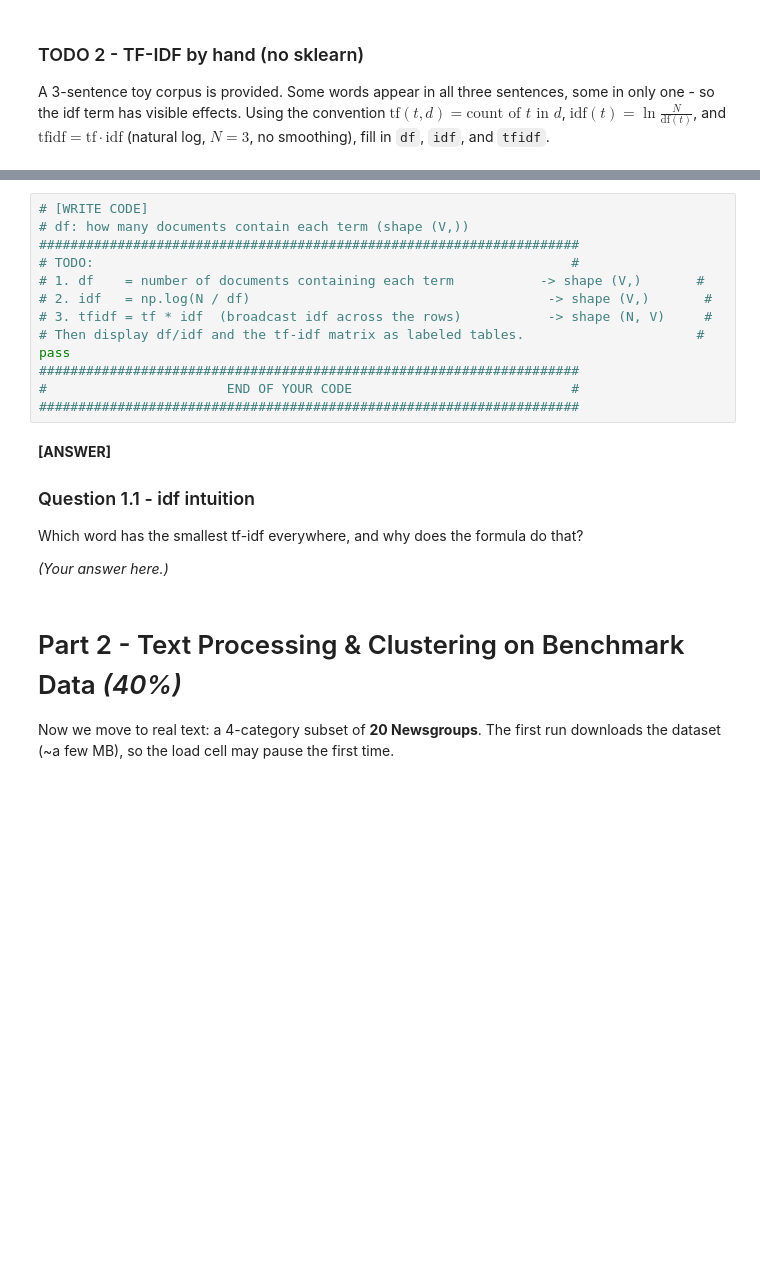
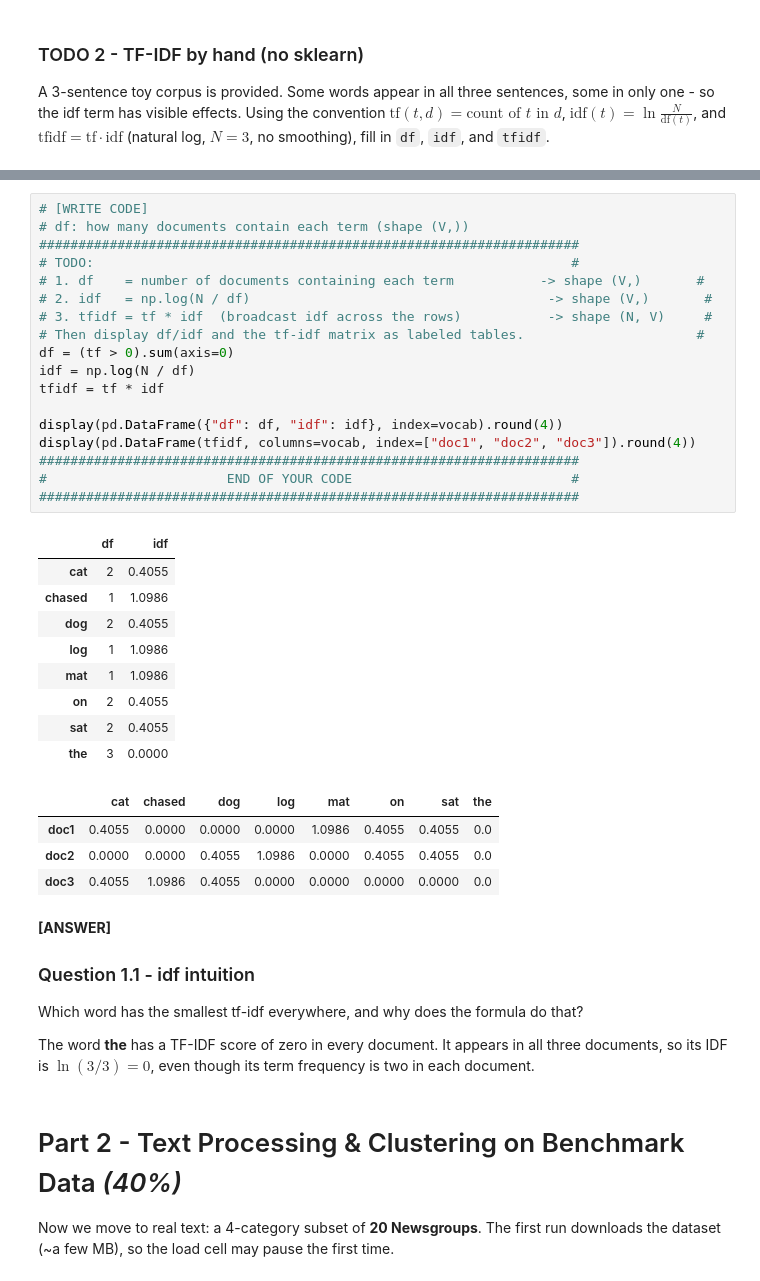
Before and after one commit to yangjj007/hw3-unsupervised-learning, a Jupyter notebook: HW3_Working.ipynb, the cells around one changed output, grey strips where cells are left out. Saved outputs shown, nothing was run; the diff lists cells and outputs as text; blank space fills up the shorter version.

```diff
--- a/HW3_Working.ipynb
+++ b/HW3_Working.ipynb
@@ -209,16 +230,35 @@ pd.DataFrame(tf, columns=vocab, index=['doc1', 'doc2', 'doc3']).astype(int)
 # %%
 # [WRITE CODE]
 # df: how many documents contain each term (shape (V,))
 #####################################################################
 # TODO:                                                             #
 # 1. df    = number of documents containing each term           -> shape (V,)       #
 # 2. idf   = np.log(N / df)                                      -> shape (V,)       #
 # 3. tfidf = tf * idf  (broadcast idf across the rows)           -> shape (N, V)     #
 # Then display df/idf and the tf-idf matrix as labeled tables.                      #
-pass
+df = (tf > 0).sum(axis=0)
+idf = np.log(N / df)
+tfidf = tf * idf
+
+display(pd.DataFrame({"df": df, "idf": idf}, index=vocab).round(4))
+display(pd.DataFrame(tfidf, columns=vocab, index=["doc1", "doc2", "doc3"]).round(4))
 #####################################################################
 #                       END OF YOUR CODE                            #
 #####################################################################
+# %% [output]
+|  | df | idf |
+| cat | 2 | 0.4055 |
+| chased | 1 | 1.0986 |
+| dog | 2 | 0.4055 |
+| log | 1 | 1.0986 |
+| mat | 1 | 1.0986 |
+| on | 2 | 0.4055 |
+| sat | 2 | 0.4055 |
+| the | 3 | 0.0000 |
+|  | cat | chased | dog | log | mat | on | sat | the |
+| doc1 | 0.4055 | 0.0000 | 0.0000 | 0.0000 | 1.0986 | 0.4055 | 0.4055 | 0.0 |
+| doc2 | 0.0000 | 0.0000 | 0.4055 | 1.0986 | 0.0000 | 0.4055 | 0.4055 | 0.0 |
+| doc3 | 0.4055 | 1.0986 | 0.4055 | 0.0000 | 0.0000 | 0.0000 | 0.0000 | 0.0 |
 # %% [markdown]
 **[ANSWER]**
 
@@ -226,7 +266,7 @@ pass
 
 Which word has the smallest tf-idf everywhere, and why does the formula do that?
 
-*(Your answer here.)*
+The word **the** has a TF-IDF score of zero in every document. It appears in all three documents, so its IDF is $\ln(3/3)=0$, even though its term frequency is two in each document.
 # %% [markdown]
 # Part 2 - Text Processing & Clustering on Benchmark Data  *(40%)*
 
```
Also changed, not shown: parts of 6 cells of this notebook.
